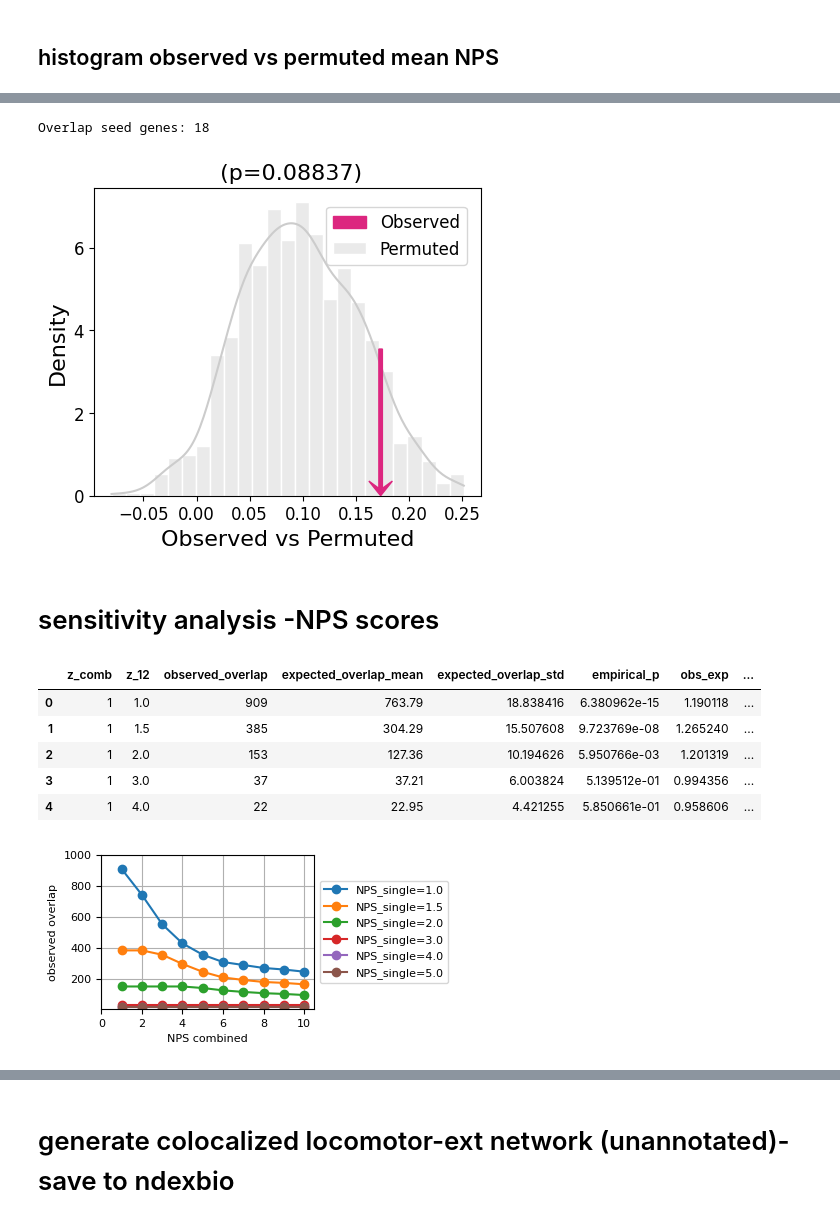
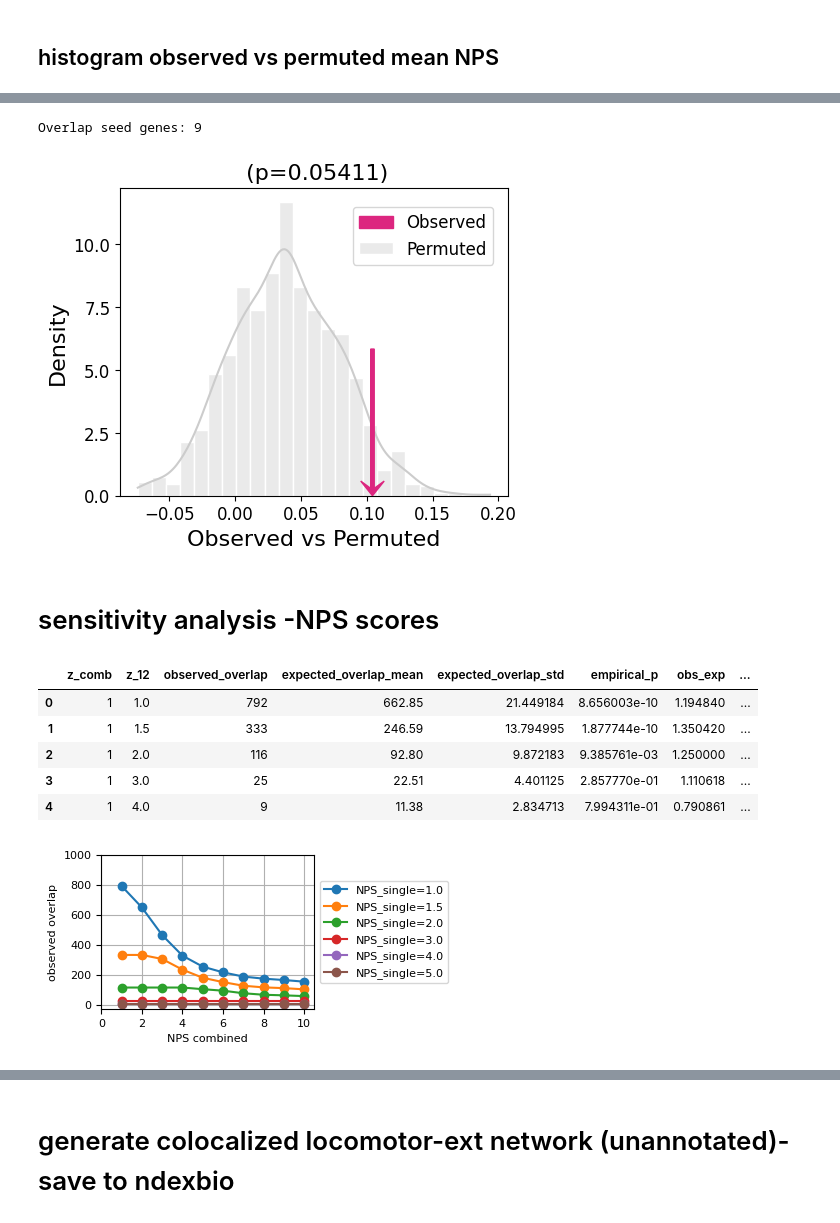
Before and after one commit to BSLeger/SUD_cross_species, a Jupyter notebook: loco_network_colocalization.ipynb, the cells around one changed output, grey strips where cells are left out. Cells and saved outputs as stored; diff of their text form; code cells hidden in the pictures.

```diff
--- a/loco_network_colocalization.ipynb
+++ b/loco_network_colocalization.ipynb
@@ -463,7 +463,8 @@ file_dict={
     'loco':mag_dir+'loco_win10_annot.tsv',
     'ext_munged':mag_dir+'ext_munged_annot.tsv',
     'ext':mag_dir+'ext_orig_annot.tsv',
-    'ext_st22':mag_dir+'all_tests_ext1_st22_genes.csv'
+    'ext_st22':mag_dir+'all_tests_ext1_st22_genes.csv',
+
 }
 # %%
 seed_dict={}
@@ -488,6 +489,8 @@ seed_dict['ext_munged_bonf']=(set(ext[ext['P']<ext_bonf_cut]['GENE']))'''
 ext_st22=pd.read_csv(file_dict['ext_st22'])
 seed_dict['ext_st22']=set(ext_st22['GENE NAME'])
 seed_dict['ext_st22']=set(ext_st22['GENE NAME'])
+# %%
+seed_dict['ext_top500']=set(ext[(ext['GENE'].isin(all_nodes))].nsmallest(500,'P')['GENE'])
 # %%
 seed_dict.keys()
 # %% [output]
@@ -523,11 +526,11 @@ dict_keys(['loco_FDR_PCNet2.0', 'loco_FDR_PCNet2.2', 'loco_bonf_PCNet2.0', 'loco
 # %% [markdown]
 # choose datasets for analysis
 # %%
-cut_r= 'bonf'
+cut_r= 'FDR'
 #cut_h='bonf'
 cut_h=None
 trait_r='loco'
-trait_h='ext_st22'
+trait_h='ext_top500'
 
 #labels
 if cut_h==None:
@@ -650,13 +675,13 @@ Overlap seed genes: 18
 # %%
 # Generate a null distribution of mean NPS by shuffling the z_scores. Note, due to randomization this distribution will not be exactly the same as the reported result
 observed_net, permuted_net = calculate_mean_z_score_distribution(NPS_r.iloc[:,0], NPS_h.iloc[:,0], num_reps=1000,
                                                         zero_double_negatives=False, overlap_control="remove",
                                                         seed1=list(set(seed_r).intersection(all_nodes)), seed2=list(set(seed_h).intersection(all_nodes)))
-plot_permutation_histogram(permuted_net, observed_net, title="", xlabel="Observed vs Permuted", color=colour_dict['other'], arrow_color=colour_dict['shared'],savefig=False,
+plot_permutation_histogram(permuted_net, observed_net, title="", xlabel="Observed vs Permuted Mean NPShr", color=colour_dict['other'], arrow_color=colour_dict['shared'],savefig=False,
                            filename='mean_NPScr_hist'+'_'+label_r+'_'+label_h+'_'+interactome_name+'remove')
 # %% [output]
-Overlap seed genes: 18
+Overlap seed genes: 9
-[figure, old version]
+[figure, new version]
 # %% [markdown]
 # sensitivity analysis -NPS scores
 # %%
@@ -666,11 +691,11 @@ if ('netcoloc_enrichment_df' not in vars()):
 netcoloc_enrichment_df.head()
 # %% [output]
 |  | z_comb | z_12 | observed_overlap | expected_overlap_mean | expected_overlap_std | empirical_p | obs_exp | ... |
-| 0 | 1 | 1.0 | 909 | 763.79 | 18.838416 | 6.380962e-15 | 1.190118 | ... |
-| 1 | 1 | 1.5 | 385 | 304.29 | 15.507608 | 9.723769e-08 | 1.265240 | ... |
-| 2 | 1 | 2.0 | 153 | 127.36 | 10.194626 | 5.950766e-03 | 1.201319 | ... |
-| 3 | 1 | 3.0 | 37 | 37.21 | 6.003824 | 5.139512e-01 | 0.994356 | ... |
-| 4 | 1 | 4.0 | 22 | 22.95 | 4.421255 | 5.850661e-01 | 0.958606 | ... |
+| 0 | 1 | 1.0 | 792 | 662.85 | 21.449184 | 8.656003e-10 | 1.194840 | ... |
+| 1 | 1 | 1.5 | 333 | 246.59 | 13.794995 | 1.877744e-10 | 1.350420 | ... |
+| 2 | 1 | 2.0 | 116 | 92.80 | 9.872183 | 9.385761e-03 | 1.250000 | ... |
+| 3 | 1 | 3.0 | 25 | 22.51 | 4.401125 | 2.857770e-01 | 1.110618 | ... |
+| 4 | 1 | 4.0 | 9 | 11.38 | 2.834713 | 7.994311e-01 | 0.790861 | ... |
 # %%
 netcoloc_enrichment_df['logp']=-np.log10(netcoloc_enrichment_df['empirical_p'])
 netcoloc_enrichment_df.columns=['NPS_common-rare', 'NPS_single', 'observed_overlap', 'expected_overlap_mean',
@@ -679,7 +704,7 @@ netcoloc_enrichment_df.columns=['NPS_common-rare', 'NPS_single', 'observed_overl
 # %%
 temp=netcoloc_enrichment_df[netcoloc_enrichment_df['empirical_p']<0.05/len(netcoloc_enrichment_df)]
 # %%
-NPS_lineplot(netcoloc_enrichment_df,'observed_overlap','network_overlap_'+label_r+'_'+label_h+'_'+interactome_name+'.svg',xrange=[0,10.5],yrange=[10,1000],savefig=save_fig)
+NPS_lineplot(netcoloc_enrichment_df,'observed_overlap','network_overlap_'+label_r+'_'+label_h+'_'+interactome_name+'.svg',xrange=[0,10.5],yrange=[-25,1000],savefig=save_fig)
 # %% [output]
-[figure, old version]
+[figure, new version]
 # %%
```
Also changed, not shown: parts of 17 cells of this notebook, 17 other files.
